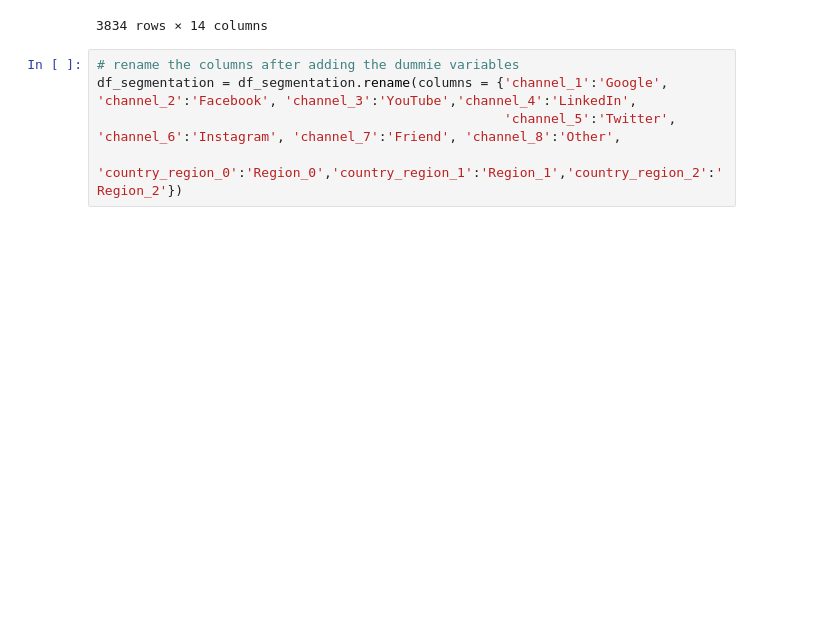
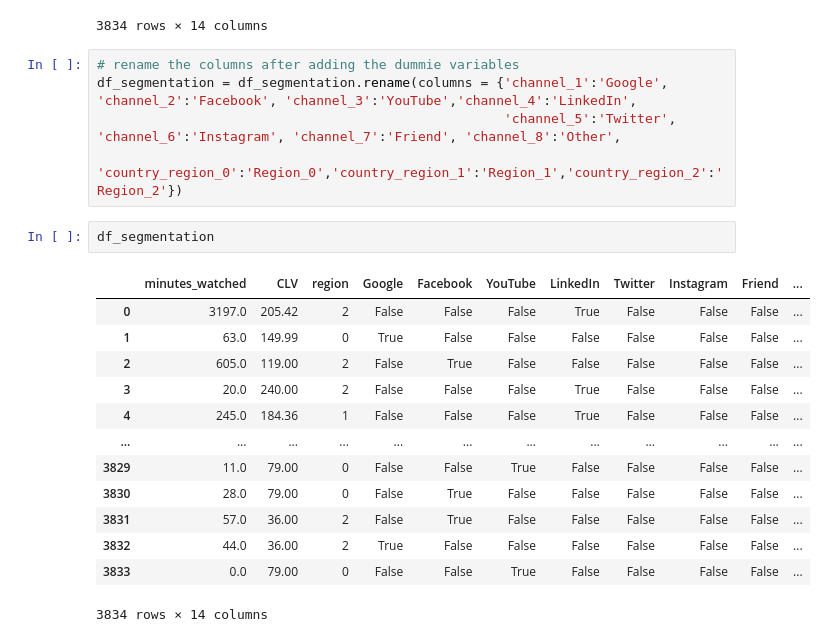
Before and after one commit to RabindraManandhar/Customer-Segmentation-in-Marketing-with-Python-Project, a Jupyter notebook: Project.ipynb, the cells around one changed output. Saved outputs shown, nothing was run; the diff lists cells and outputs as text; blank space fills up the shorter version.

```diff
--- a/Project.ipynb
+++ b/Project.ipynb
@@ -172,3 +172,19 @@ df_segmentation
 df_segmentation = df_segmentation.rename(columns = {'channel_1':'Google', 'channel_2':'Facebook', 'channel_3':'YouTube','channel_4':'LinkedIn',
                                                     'channel_5':'Twitter', 'channel_6':'Instagram', 'channel_7':'Friend', 'channel_8':'Other',
                                                     'country_region_0':'Region_0','country_region_1':'Region_1','country_region_2':'Region_2'})
+# %%
+df_segmentation
+# %% [output]
+|  | minutes_watched | CLV | region | Google | Facebook | YouTube | LinkedIn | Twitter | Instagram | Friend | ... |
+| 0 | 3197.0 | 205.42 | 2 | False | False | False | True | False | False | False | ... |
+| 1 | 63.0 | 149.99 | 0 | True | False | False | False | False | False | False | ... |
+| 2 | 605.0 | 119.00 | 2 | False | True | False | False | False | False | False | ... |
+| 3 | 20.0 | 240.00 | 2 | False | False | False | True | False | False | False | ... |
+| 4 | 245.0 | 184.36 | 1 | False | False | False | True | False | False | False | ... |
+| ... | ... | ... | ... | ... | ... | ... | ... | ... | ... | ... | ... |
+| 3829 | 11.0 | 79.00 | 0 | False | False | True | False | False | False | False | ... |
+| 3830 | 28.0 | 79.00 | 0 | False | True | False | False | False | False | False | ... |
+| 3831 | 57.0 | 36.00 | 2 | False | True | False | False | False | False | False | ... |
+| 3832 | 44.0 | 36.00 | 2 | True | False | False | False | False | False | False | ... |
+| 3833 | 0.0 | 79.00 | 0 | False | False | True | False | False | False | False | ... |
+3834 rows × 14 columns
```
Also changed, not shown: 1 other file.
